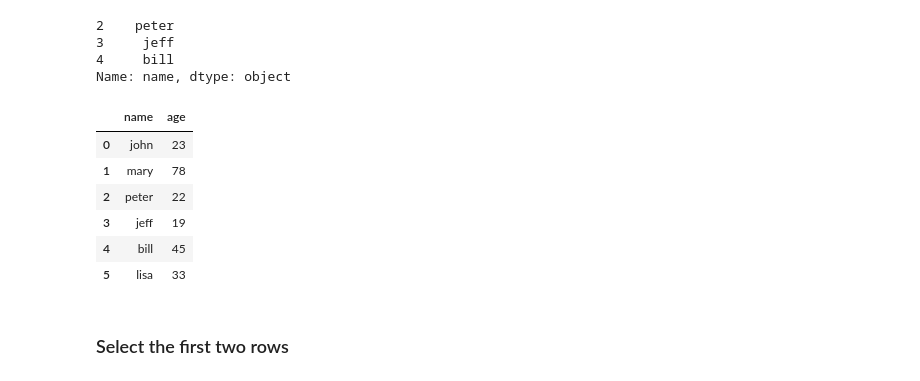
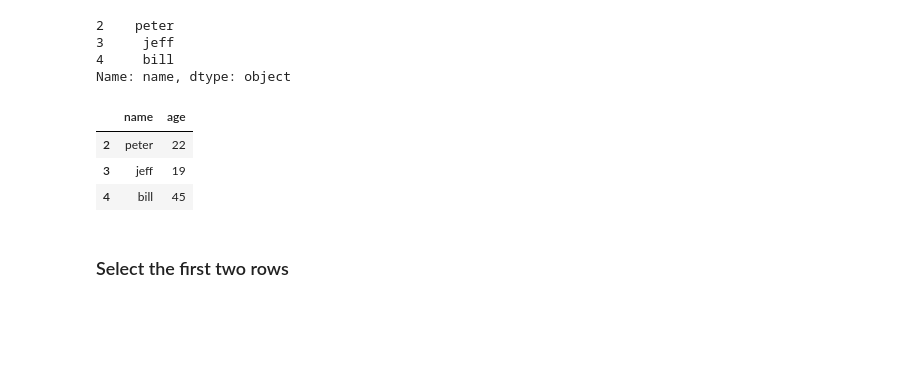
Before and after one commit to Make-School-Courses/DS-1.1-Data-Analysis, a Jupyter notebook: Notebooks/Pandas_Intro.ipynb, the cells around one changed output. Saved outputs shown, nothing was run; the diff lists cells and outputs as text; code cells hidden in the pictures; blank space fills up the shorter version.

```diff
--- a/Notebooks/Pandas_Intro.ipynb
+++ b/Notebooks/Pandas_Intro.ipynb
@@ -28,15 +49,12 @@ df.loc[2:4, 'name']
 4     bill
 Name: name, dtype: object
 # %%
-df.loc[:, ['name', 'age']]
+df.loc[2:4, ['name', 'age']]
 # %% [output]
 |  | name | age |
-| 0 | john | 23 |
-| 1 | mary | 78 |
 | 2 | peter | 22 |
 | 3 | jeff | 19 |
 | 4 | bill | 45 |
-| 5 | lisa | 33 |
 # %% [markdown]
 ### Select the first two rows
 # %%
```
Also changed, not shown: parts of 9 cells of this notebook, 3 other files.
